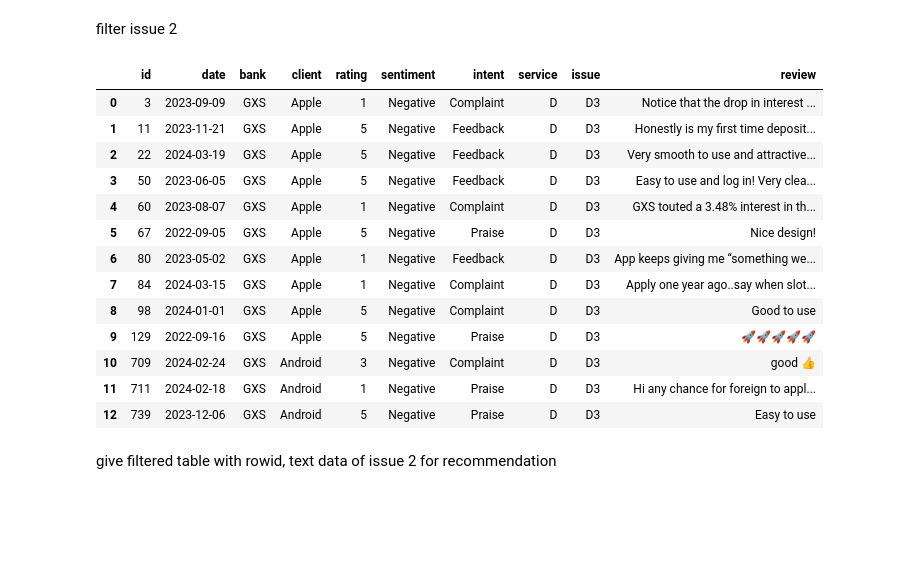
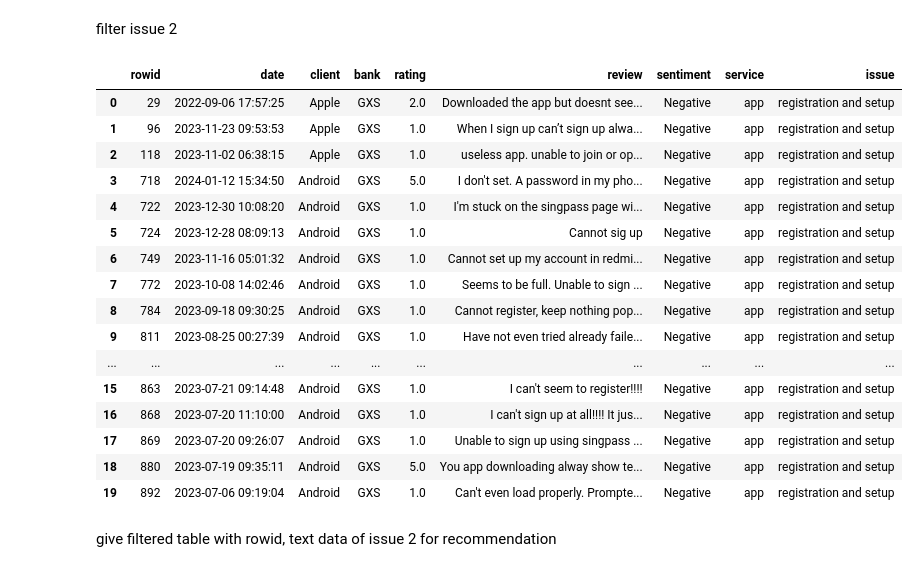
Before and after one commit to calebleehy/sentiment-analysis-with-llms, a Jupyter notebook: frontend/dashboard/eda.ipynb, the cells around one changed output. Cells and saved outputs as stored; diff of their text form; code cells hidden in the pictures; blank space fills up the shorter version.

```diff
--- a/frontend/dashboard/eda.ipynb
+++ b/frontend/dashboard/eda.ipynb
@@ -205,7 +231,7 @@ def issue_count_agg_function(group):
             # Perform aggregation operations and append the result to the list
             aggregated_result = {
                 'issue': group_value,
-                'count': group.loc[group['issue'] == group_value, 'id'].count()
+                'count': group.loc[group['issue'] == group_value, 'rowid'].count()
                 # Add more aggregation operations as needed
             }
             results.append(aggregated_result)
@@ -217,9 +243,12 @@ def issue_count_agg_function(group):
 # %%
 # Aggregate the DataFrame by a specific column
 gxs_neg_issue_by_count_1 = service_1_df.groupby('issue').apply(issue_count_agg_function).dropna()
+gxs_neg_issue_by_count_1_no_other = gxs_neg_issue_by_count_1[gxs_neg_issue_by_count_1['issue'] != 'other']
+gxs_neg_issue_by_count_1_no_other = gxs_neg_issue_by_count_1_no_other.sort_values(by = 'count', ascending = False)
+
 # Reset the index if needed
-gxs_neg_issue_by_count_1.reset_index(drop=True, inplace=True)
+gxs_neg_issue_by_count_1_no_other.reset_index(drop=True, inplace=True)
 
-gxs_neg_issue_by_count_1.head()
+gxs_neg_issue_by_count_1_no_other
 # %% [output]
 |  | issue | count |
@@ -231,8 +266,7 @@ get issue 1
 # %%
-# Find the row with the maximum count in the 'count_column'
-max_count_row_issue = gxs_neg_issue_by_count_1.loc[gxs_neg_issue_by_count_1['count'].idxmax()]
+# Find the 2 issues with the maximum count in the 'count_column'
+issue_1 = gxs_neg_issue_by_count_1_no_other['issue'].values[0]
+issue_2 = gxs_neg_issue_by_count_1_no_other['issue'].values[1]
 
-# Get the variable with the most count
-issue_1 = max_count_row_issue['issue']
-issue_1
+print(issue_1, ',', issue_2)
 # %% [output]
@@ -269,9 +304,9 @@ gxs_neg_issue_by_count_2.head()
 get issue 2
 # %%
 # Find the row with the maximum count in the 'count_column'
-max_count_row_issue_2 = gxs_neg_issue_by_count_2.loc[gxs_neg_issue_by_count_2['count'].idxmax()]
+#max_count_row_issue_2 = gxs_neg_issue_by_count_2_no_other.loc[gxs_neg_issue_by_count_2_no_other['count'].idxmax()]
 
 # Get the variable with the most count
-issue_2 = max_count_row_issue_2['issue']
-issue_2
+#issue_2 = max_count_row_issue_2['issue']
+#issue_2
 # %% [output]
@@ -325,25 +372,28 @@ See the caveats in the documentation: https://pandas.pydata.org/pandas-docs/stab
 # %% [markdown]
 filter issue 2
 # %%
-issue_2_df = gxs_neg[gxs_neg['issue'] == issue_2]
+issue_2_df = gxs_neg[(gxs_neg['service'] == service_1) & (gxs_neg['issue'] == issue_2)]
 # Reset the index if needed
 issue_2_df.reset_index(drop=True, inplace=True)
 issue_2_df
 # %% [output]
-|  | id | date | bank | client | rating | sentiment | intent | service | issue | review |
-| 0 | 3 | 2023-09-09 | GXS | Apple | 1 | Negative | Complaint | D | D3 | Notice that the drop in interest ... |
-| 1 | 11 | 2023-11-21 | GXS | Apple | 5 | Negative | Feedback | D | D3 | Honestly is my first time deposit... |
-| 2 | 22 | 2024-03-19 | GXS | Apple | 5 | Negative | Feedback | D | D3 | Very smooth to use and attractive... |
-| 3 | 50 | 2023-06-05 | GXS | Apple | 5 | Negative | Feedback | D | D3 | Easy to use and log in! Very clea... |
-| 4 | 60 | 2023-08-07 | GXS | Apple | 1 | Negative | Complaint | D | D3 | GXS touted a 3.48% interest in th... |
-| 5 | 67 | 2022-09-05 | GXS | Apple | 5 | Negative | Praise | D | D3 | Nice design! |
-| 6 | 80 | 2023-05-02 | GXS | Apple | 1 | Negative | Feedback | D | D3 | App keeps giving me “something we... |
-| 7 | 84 | 2024-03-15 | GXS | Apple | 1 | Negative | Complaint | D | D3 | Apply one year ago..say when slot... |
-| 8 | 98 | 2024-01-01 | GXS | Apple | 5 | Negative | Complaint | D | D3 | Good to use |
-| 9 | 129 | 2022-09-16 | GXS | Apple | 5 | Negative | Praise | D | D3 | 🚀🚀🚀🚀🚀 |
-| 10 | 709 | 2024-02-24 | GXS | Android | 3 | Negative | Complaint | D | D3 | good 👍 |
-| 11 | 711 | 2024-02-18 | GXS | Android | 1 | Negative | Praise | D | D3 | Hi any chance for foreign to appl... |
-| 12 | 739 | 2023-12-06 | GXS | Android | 5 | Negative | Praise | D | D3 | Easy to use |
+|  | rowid | date | client | bank | rating | review | sentiment | service | issue |
+| 0 | 29 | 2022-09-06 17:57:25 | Apple | GXS | 2.0 | Downloaded the app but doesnt see... | Negative | app | registration and setup |
+| 1 | 96 | 2023-11-23 09:53:53 | Apple | GXS | 1.0 | When I sign up can’t sign up alwa... | Negative | app | registration and setup |
+| 2 | 118 | 2023-11-02 06:38:15 | Apple | GXS | 1.0 | useless app. unable to join or op... | Negative | app | registration and setup |
+| 3 | 718 | 2024-01-12 15:34:50 | Android | GXS | 5.0 | I don't set. A password in my pho... | Negative | app | registration and setup |
+| 4 | 722 | 2023-12-30 10:08:20 | Android | GXS | 1.0 | I'm stuck on the singpass page wi... | Negative | app | registration and setup |
+| 5 | 724 | 2023-12-28 08:09:13 | Android | GXS | 1.0 | Cannot sig up | Negative | app | registration and setup |
+| 6 | 749 | 2023-11-16 05:01:32 | Android | GXS | 1.0 | Cannot set up my account in redmi... | Negative | app | registration and setup |
+| 7 | 772 | 2023-10-08 14:02:46 | Android | GXS | 1.0 | Seems to be full. Unable to sign ... | Negative | app | registration and setup |
+| 8 | 784 | 2023-09-18 09:30:25 | Android | GXS | 1.0 | Cannot register, keep nothing pop... | Negative | app | registration and setup |
+| 9 | 811 | 2023-08-25 00:27:39 | Android | GXS | 1.0 | Have not even tried already faile... | Negative | app | registration and setup |
+| ... | ... | ... | ... | ... | ... | ... | ... | ... | ... |
+| 15 | 863 | 2023-07-21 09:14:48 | Android | GXS | 1.0 | I can't seem to register!!!! | Negative | app | registration and setup |
+| 16 | 868 | 2023-07-20 11:10:00 | Android | GXS | 1.0 | I can't sign up at all!!!! It jus... | Negative | app | registration and setup |
+| 17 | 869 | 2023-07-20 09:26:07 | Android | GXS | 1.0 | Unable to sign up using singpass ... | Negative | app | registration and setup |
+| 18 | 880 | 2023-07-19 09:35:11 | Android | GXS | 5.0 | You app downloading alway show te... | Negative | app | registration and setup |
+| 19 | 892 | 2023-07-06 09:19:04 | Android | GXS | 1.0 | Can't even load properly. Prompte... | Negative | app | registration and setup |
 # %% [markdown]
 give filtered table with rowid, text data of issue 2 for recommendation
 # %%
```
Also changed, not shown: parts of 42 cells of this notebook, 2 other files.
